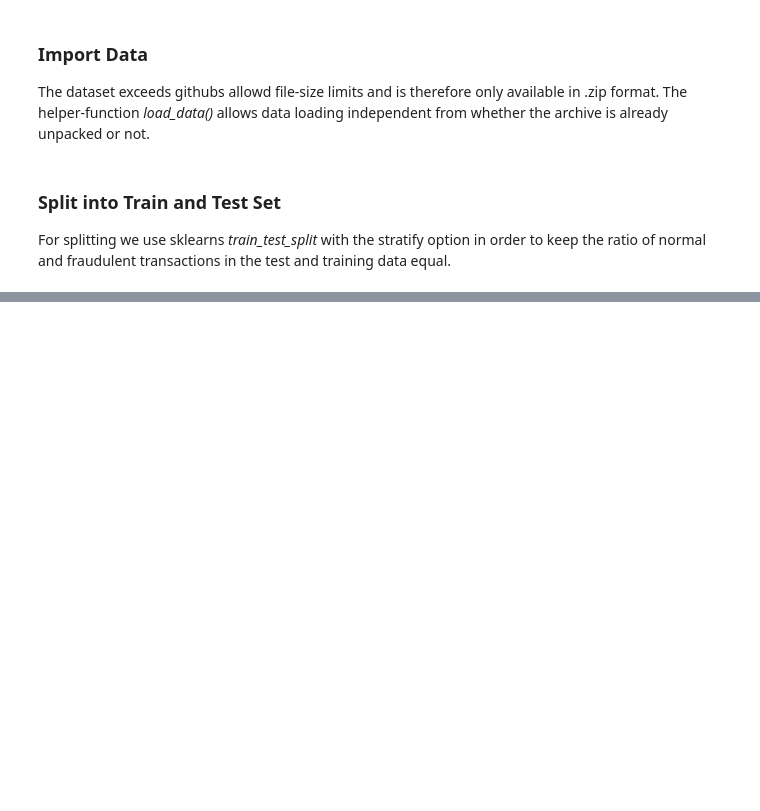
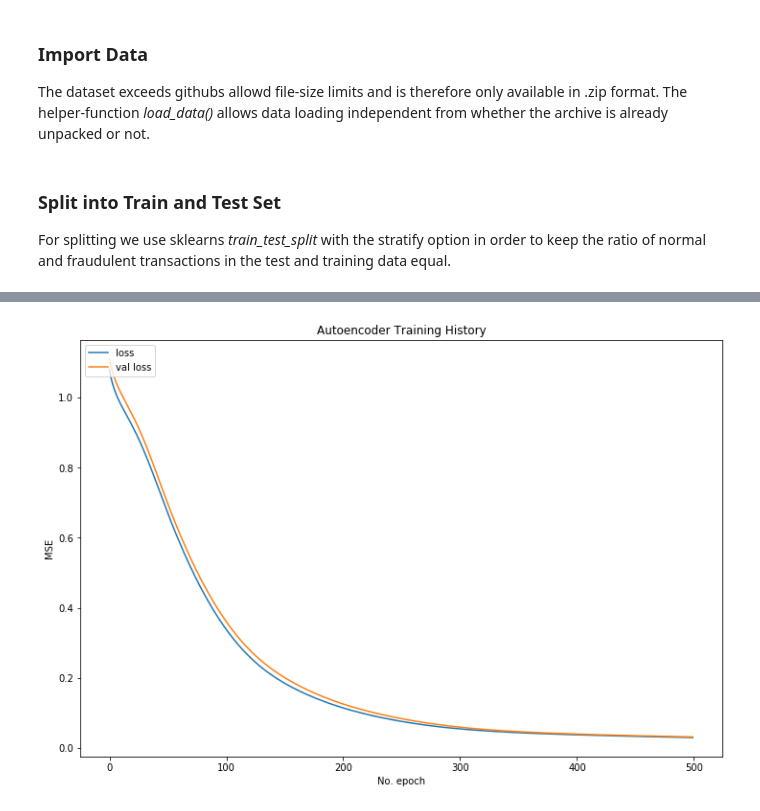
Before and after one commit to janedoesrepo/Autoencoder-ImbalancedCreditData, a Jupyter notebook: dealing_with_imbalanced_data.ipynb, the cells around one changed output, grey strips where cells are left out. Drawn from its saved outputs; the diff is of its cells as text; code cells hidden in the pictures; blank space fills up the shorter version.

```diff
--- a/dealing_with_imbalanced_data.ipynb
+++ b/dealing_with_imbalanced_data.ipynb
@@ -440,0 +186,11 @@ ValueError: a must be 1-dimensional
+# %%
+X_train_0 = X_train[y_train == 0]
+X_train_AE = X_train_0.sample(frac=0.5, random_state=seed)
+X_train_AE_scaled = StandardScaler().fit_transform(X_train_AE)
+
+X_train_est = X_train.drop(X_train_AE.index)
+y_train_est = y_train.drop(X_train_AE.index)
+
+latent_scaler = StandardScaler()
+X_train_est_scaled = latent_scaler.fit_transform(X_train_est)
+X_test_est_scaled = latent_scaler.transform(X_test)
@@ -440,0 +200,21 @@ ValueError: a must be 1-dimensional
+# %%
+def create_autoencoder(input_dim=30, latent_dim=50):
+    """ Creates an Autoencoder Model where input_dim is the number of features.
+    The encoding part uses L1-regularization as sparsity constraint """
+
+    input_layer = Input(shape=(input_dim,), name='Input')
+    encoded = Dense(100, activation='relu', activity_regularizer=regularizers.l1(10e-5), name='Encoding')(input_layer)
+    latent =  Dense(latent_dim, activation='relu', name='Latent')(encoded)
+    decoded = Dense(100, activation='relu', name='Decoding')(latent)
+    output_layer = Dense(input_dim, activation='linear', name='Output')(decoded)
+
+    autoencoder = Model(input_layer, output_layer)
+    return autoencoder
+# %%
+autoencoder = create_autoencoder()
+autoencoder.compile(optimizer="adadelta", loss="mse")
+autoencoder.summary()
+
+history = autoencoder.fit(X_train_AE_scaled, X_train_AE_scaled,
+                          batch_size=64, epochs=500, verbose=0, validation_split=0.15,
+                          callbacks=[TqdmCallback(), EarlyStopping(patience=3)])
@@ -440,0 +240,11 @@ ValueError: a must be 1-dimensional
+# %%
+plt.figure(figsize=(12,8))
+plt.plot(history.history['loss'], label='loss')
+plt.plot(history.history['val_loss'], label='val loss')
+plt.ylabel('MSE')
+plt.xlabel('No. epoch')
+plt.legend(loc="upper left")
+plt.title("Autoencoder Training History")
+plt.show()
+# %% [output]
+[figure, added]
```
Also changed, not shown: parts of 75 cells of this notebook, 20 other files.
